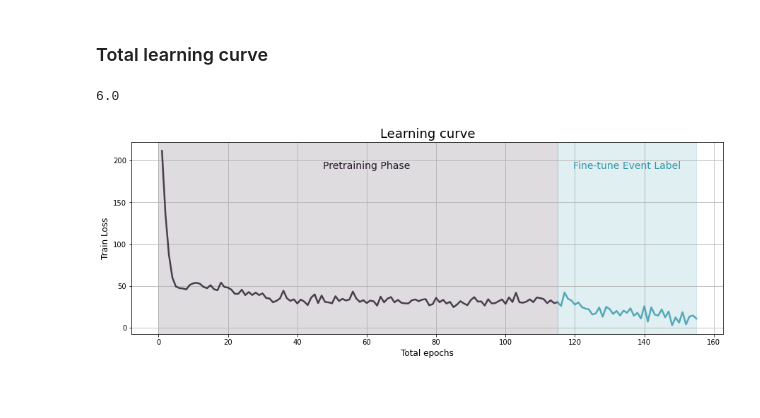
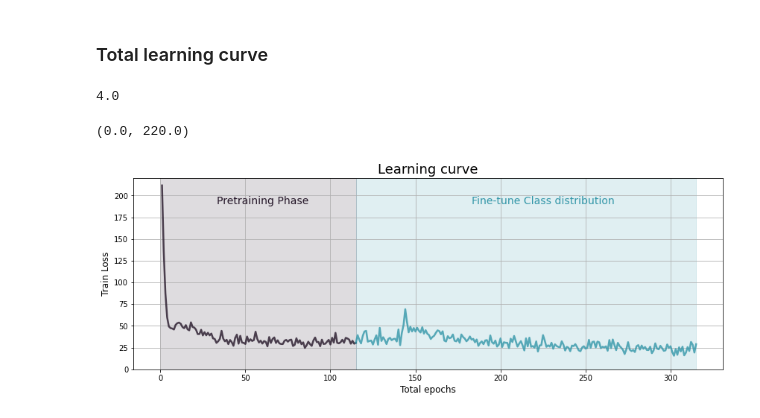
Before and after one commit to filipols/Master-thesis, a Jupyter notebook: notebooks/plot_figures.ipynb, the cells around one changed output. Drawn from its saved outputs; the diff is of its cells as text; code cells hidden in the pictures; blank space fills up the shorter version.

```diff
--- a/notebooks/plot_figures.ipynb
+++ b/notebooks/plot_figures.ipynb
@@ -60,51 +76,57 @@ num_epochs_pretrain = 115
 steps_per_epoch = len(loss_pretrain) / num_epochs_pretrain
 train_loss_pretrain = loss_pretrain[::int(steps_per_epoch)]
 
-# # finetune 1: class_dist_baseline
-# class_dist_baseline_train_loss = np.array(class_dist_baseline['train_loss'])
-# num_epochs_finetune_1 = 200
-# steps_per_epoch = len(class_dist_baseline_train_loss) / num_epochs_finetune_1
-# train_loss = np.concatenate((train_loss_pretrain, class_dist_baseline_train_loss[::int(steps_per_epoch)]))
+# finetune 1: class_dist_baseline
+class_dist_baseline_train_loss = np.array(class_dist_baseline['train_loss'])
+num_epochs_finetune_1 = 200
+steps_per_epoch = len(class_dist_baseline_train_loss) / num_epochs_finetune_1
+train_loss = np.concatenate((train_loss_pretrain, class_dist_baseline_train_loss[::int(steps_per_epoch)]))
 
-# finetune 2: event_label_baseline
-event_label_baseline_train_loss = np.array(event_label_baseline['train_loss'])
-num_epochs_finetune_2 = 40
-steps_per_epoch = len(event_label_baseline_train_loss) / num_epochs_finetune_2
-train_loss = np.concatenate((train_loss_pretrain, event_label_baseline_train_loss[::int(steps_per_epoch)]))
+# # finetune 2: event_label_baseline
+# event_label_baseline_train_loss = np.array(event_label_baseline['train_loss'])
+# num_epochs_finetune_2 = 12 # 40
+# steps_per_epoch = len(event_label_baseline_train_loss) / num_epochs_finetune_2
+# train_loss = np.concatenate((train_loss_pretrain, event_label_baseline_train_loss[::int(steps_per_epoch)]))
 
 
 print(steps_per_epoch)
 
-num_epochs_total = num_epochs_pretrain + num_epochs_finetune_2
+num_epochs_total = num_epochs_pretrain + num_epochs_finetune_1
 epochs = np.arange(1, num_epochs_total + 1)
 
 line_color = cmap(0.5)
 pretrain_shade_color = cmap(0.1)
 finetune_1_shade_color = cmap(0.6)
 
 # -----------------------------------------PLOTTING--------------------------------------------
-plt.figure(figsize=(15, 5))
+width = 7.086
+height = width / 3  # or / 2.5, / 2 depending on your aesthetic
+
+plt.figure(figsize=(2*width, 2*height))
+# plt.figure(figsize=(12, 4))
 
 # pretrain
 plt.axvspan(0, num_epochs_pretrain, color=pretrain_shade_color, alpha=0.15, label='Pretrain phase')
 plt.text(x=60, y=max(train_loss) * 0.9, s="Pretraining Phase", fontsize=14, color=pretrain_shade_color, ha='center')
 
 # # class dist
 # plt.axvspan(num_epochs_pretrain, num_epochs_total, color=finetune_1_shade_color, alpha=0.15, label='Fine-tune Class Distribution')
 # plt.text(x=225, y=max(train_loss) * 0.9, s="Fine-tune Class Distribution", fontsize=14, color=finetune_1_shade_color, ha='center')
 
 # event label
-plt.axvspan(num_epochs_pretrain, num_epochs_total, color=finetune_1_shade_color, alpha=0.15, label='Fine-tune Event Label')
-plt.text(x=135, y=max(train_loss) * 0.9, s="Fine-tune Event Label", fontsize=14, color=finetune_1_shade_color, ha='center')
+plt.axvspan(num_epochs_pretrain, num_epochs_total, color=finetune_1_shade_color, alpha=0.15, label='Fine-tune Class distribution')
+plt.text(x=225, y=max(train_loss) * 0.9, s="Fine-tune Class distribution", fontsize=14, color=finetune_1_shade_color, ha='center')
 
 
 plt.plot(epochs[:num_epochs_pretrain], train_loss[:num_epochs_pretrain], label='Train Loss (Pretrain)',color=pretrain_shade_color, linewidth=2.5, alpha=0.8)
 plt.plot(epochs[num_epochs_pretrain - 1:], train_loss[num_epochs_pretrain - 1:], label='Train Loss (Finetune)', color=finetune_1_shade_color, linewidth=2.5, alpha=0.8)
 plt.title('Learning curve', fontsize=18)
 plt.xlabel('Total epochs', fontsize=12)
 plt.ylabel('Train Loss', fontsize=12)
 plt.grid(True)
+plt.ylim(0, 220)
 # plt.yscale('log')
 # %% [output]
-6.0
+4.0
+(0.0, 220.0)
-[figure, old version]
+[figure, new version]
```
Also changed, not shown: parts of 3 cells of this notebook.
